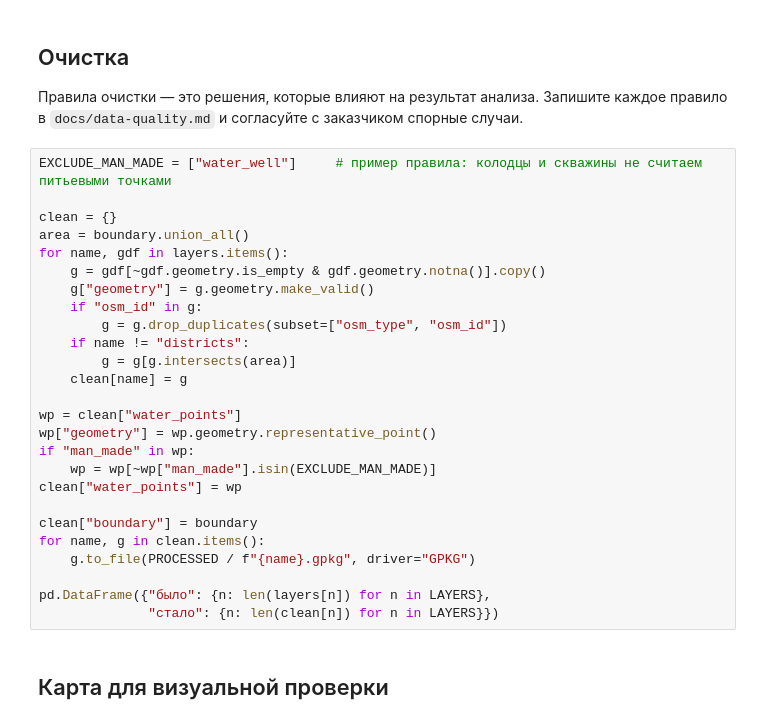
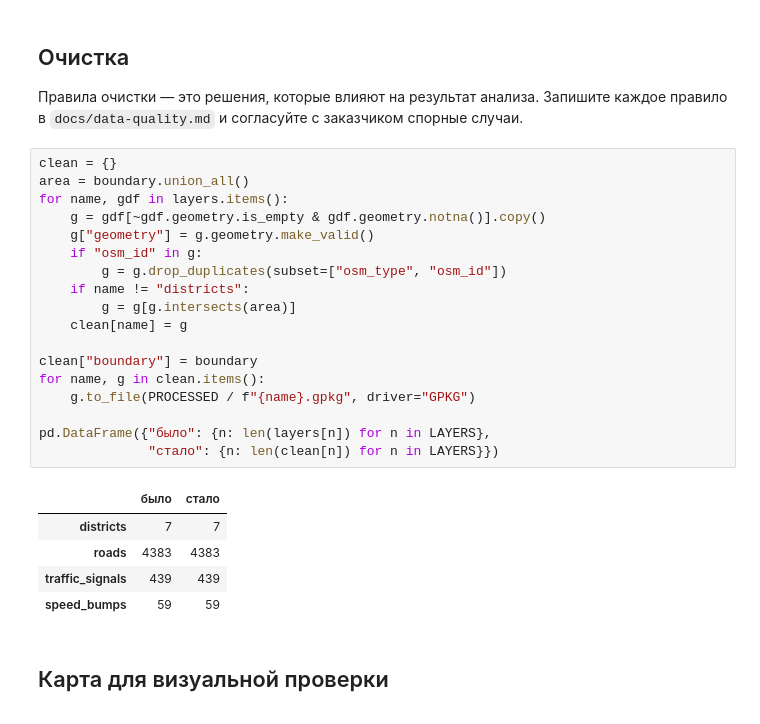
Before and after one commit to renvoid72/pm-lab-5-CIA, a Jupyter notebook: notebooks/02_data_profiling.ipynb, the cells around one changed output. Cells and saved outputs as stored; diff of their text form.

```diff
--- a/notebooks/02_data_profiling.ipynb
+++ b/notebooks/02_data_profiling.ipynb
@@ -117,31 +142,29 @@ tag_combos
 
 Правила очистки — это решения, которые влияют на результат анализа. Запишите каждое правило в `docs/data-quality.md` и согласуйте с заказчиком спорные случаи.
 # %%
-EXCLUDE_MAN_MADE = ["water_well"]     # пример правила: колодцы и скважины не считаем питьевыми точками
-
 clean = {}
 area = boundary.union_all()
 for name, gdf in layers.items():
     g = gdf[~gdf.geometry.is_empty & gdf.geometry.notna()].copy()
     g["geometry"] = g.geometry.make_valid()
     if "osm_id" in g:
         g = g.drop_duplicates(subset=["osm_type", "osm_id"])
     if name != "districts":
         g = g[g.intersects(area)]
     clean[name] = g
 
-wp = clean["water_points"]
-wp["geometry"] = wp.geometry.representative_point()
-if "man_made" in wp:
-    wp = wp[~wp["man_made"].isin(EXCLUDE_MAN_MADE)]
-clean["water_points"] = wp
-
 clean["boundary"] = boundary
 for name, g in clean.items():
     g.to_file(PROCESSED / f"{name}.gpkg", driver="GPKG")
 
 pd.DataFrame({"было": {n: len(layers[n]) for n in LAYERS},
               "стало": {n: len(clean[n]) for n in LAYERS}})
+# %% [output]
+|  | было | стало |
+| districts | 7 | 7 |
+| roads | 4383 | 4383 |
+| traffic_signals | 439 | 439 |
+| speed_bumps | 59 | 59 |
 # %% [markdown]
 ## Карта для визуальной проверки
 # %%
```
Also changed, not shown: parts of 8 cells of this notebook.
